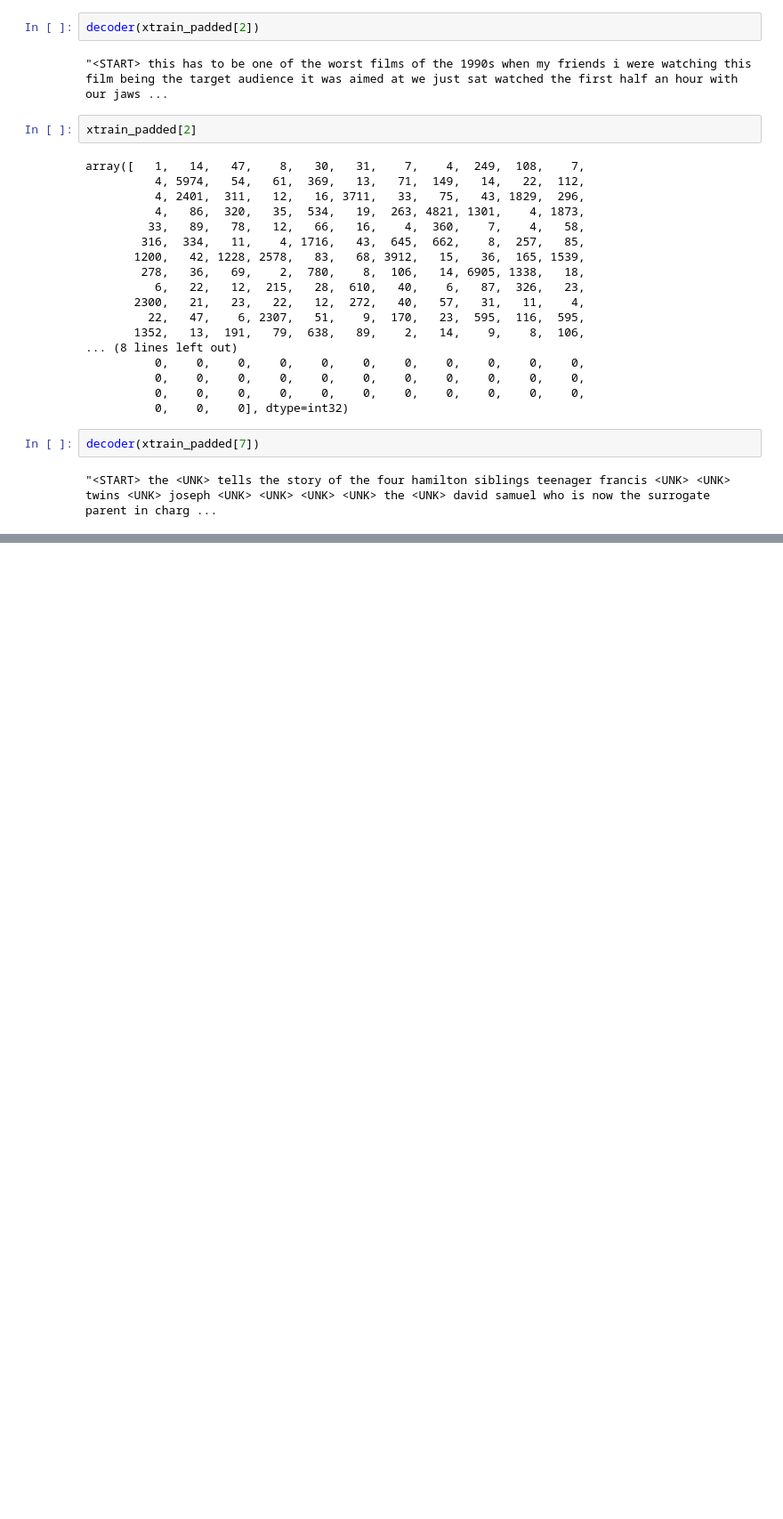
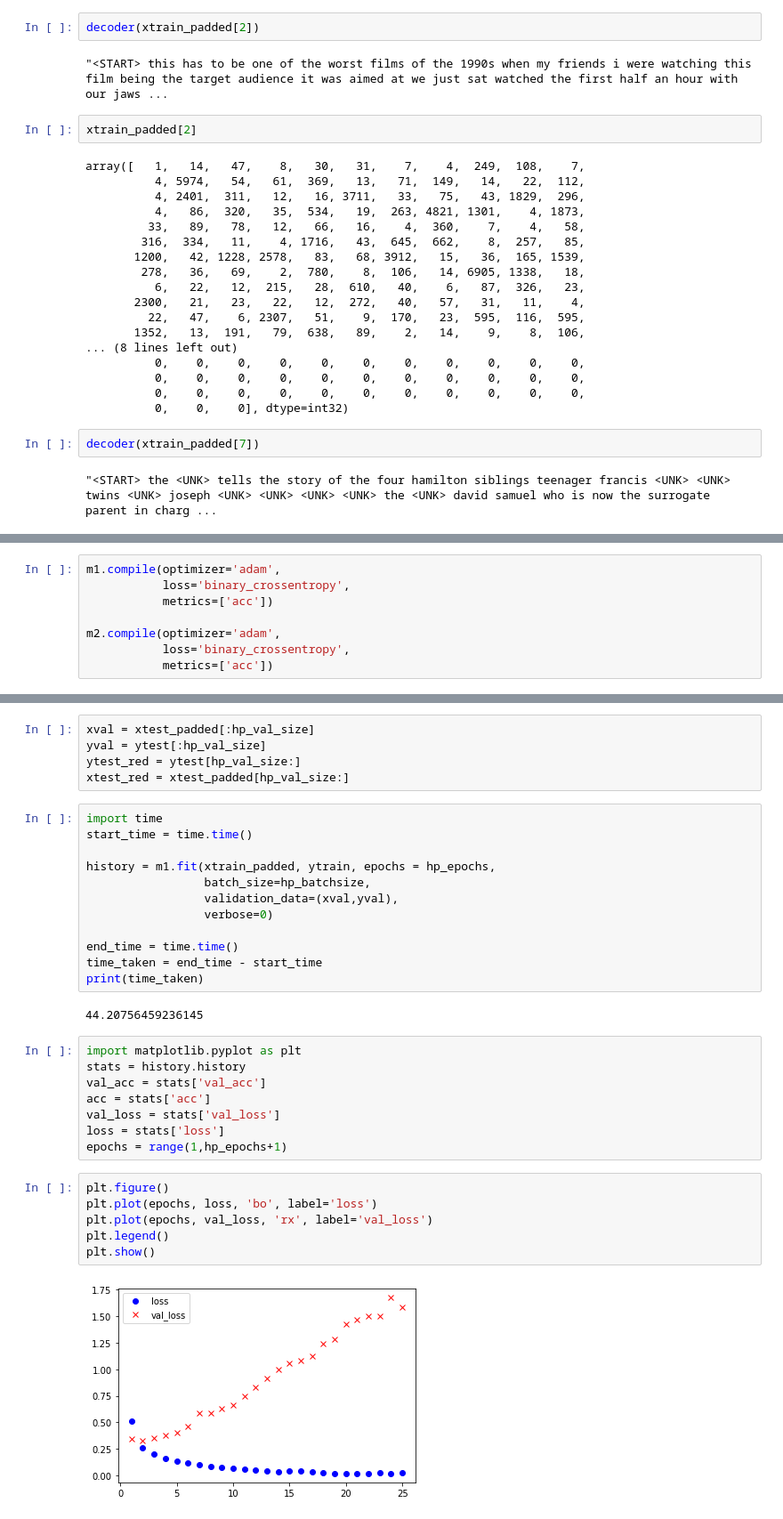
Before and after one commit to Pogba666/DeepLearning, a Jupyter notebook: HPE_Lecture_4.ipynb, the cells around one changed output, grey strips where cells are left out. Shown: that part at 89% size. Cells and saved outputs as stored; diff of their text form; blank space fills up the shorter version.

```diff
--- a/HPE_Lecture_4.ipynb
+++ b/HPE_Lecture_4.ipynb
@@ -115,0 +150,8 @@ decoder(xtrain_padded[7])
+# %%
+m1.compile(optimizer='adam',
+           loss='binary_crossentropy',
+           metrics=['acc'])
+
+m2.compile(optimizer='adam',
+           loss='binary_crossentropy',
+           metrics=['acc'])
@@ -115,0 +200,35 @@ decoder(xtrain_padded[7])
+# %%
+xval = xtest_padded[:hp_val_size]
+yval = ytest[:hp_val_size]
+ytest_red = ytest[hp_val_size:]
+xtest_red = xtest_padded[hp_val_size:]
+# %%
+import time
+start_time = time.time()
+
+history = m1.fit(xtrain_padded, ytrain, epochs = hp_epochs,
+                 batch_size=hp_batchsize,
+                 validation_data=(xval,yval),
+                 verbose=0)
+
+end_time = time.time()
+time_taken = end_time - start_time
+print(time_taken)
+# %% [output]
+44.20756459236145
+# %%
+import matplotlib.pyplot as plt
+stats = history.history
+val_acc = stats['val_acc']
+acc = stats['acc']
+val_loss = stats['val_loss']
+loss = stats['loss']
+epochs = range(1,hp_epochs+1)
+# %%
+plt.figure()
+plt.plot(epochs, loss, 'bo', label='loss')
+plt.plot(epochs, val_loss, 'rx', label='val_loss')
+plt.legend()
+plt.show()
+# %% [output]
+[figure, added]
```
Also changed, not shown: parts of 6 cells of this notebook.
